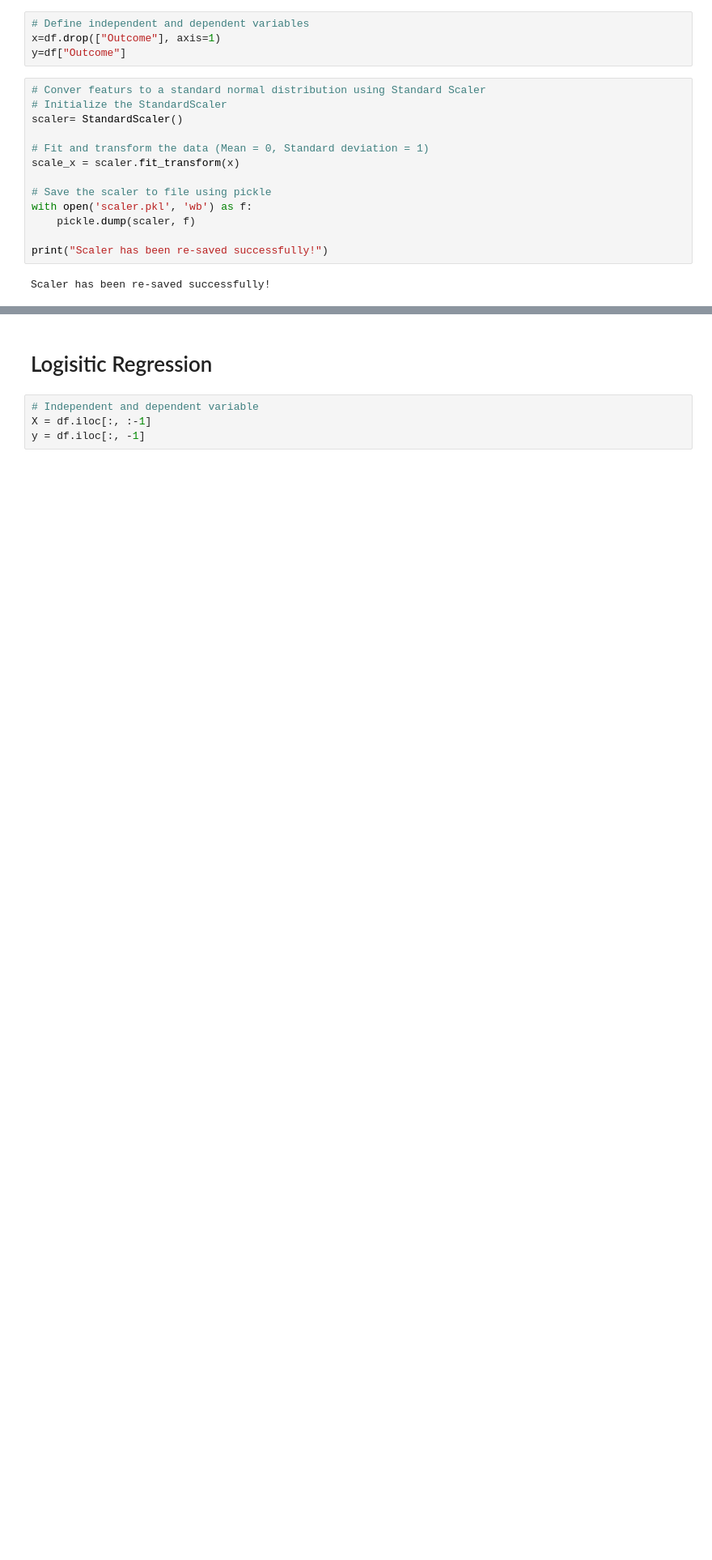
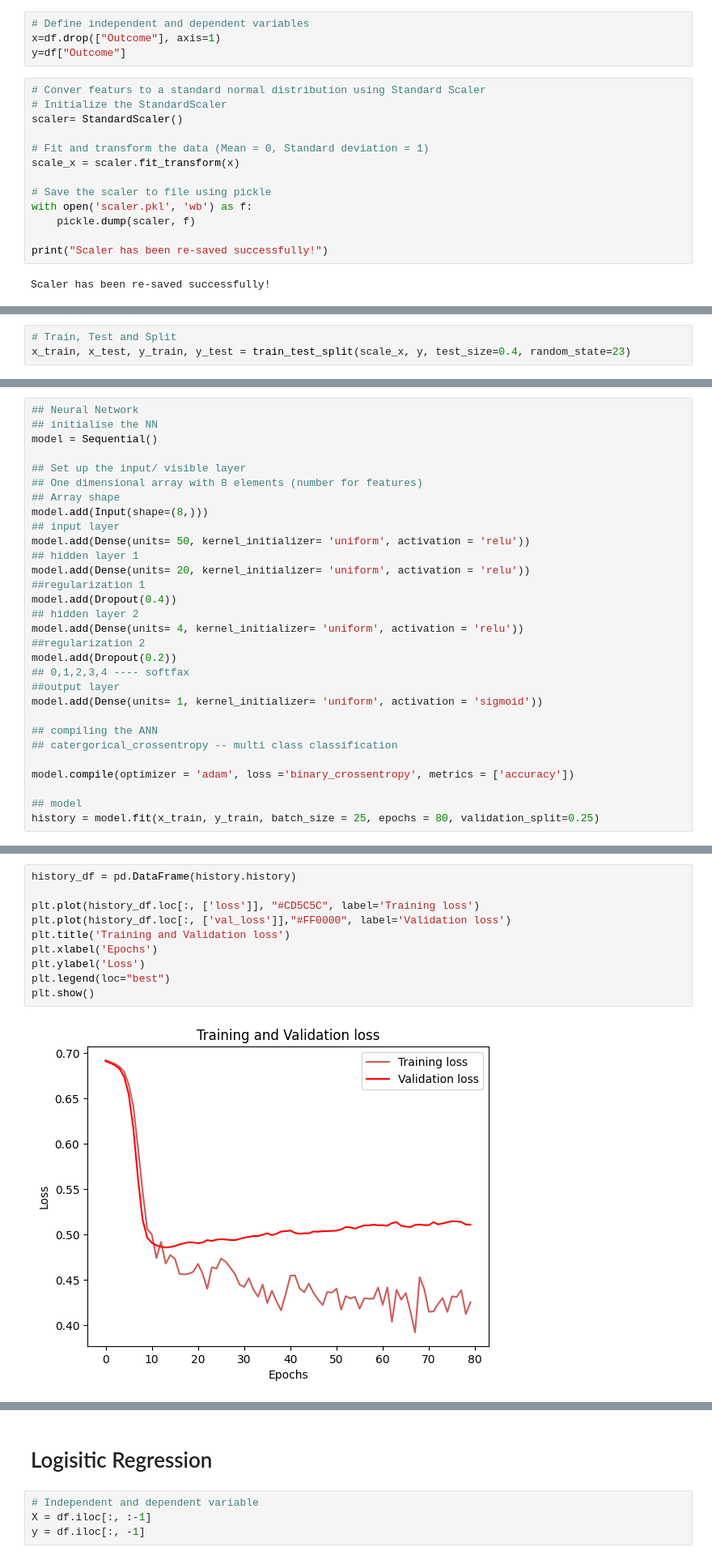
Before and after one commit to bytesbyt/ds_diabetes, a Jupyter notebook: diabetes.ipynb, the cells around one changed output, grey strips where cells are left out. Shown: that part at 81% size. Saved outputs shown, nothing was run; the diff lists cells and outputs as text; blank space fills up the shorter version.

Commit message:
Save the ANN model

```diff
--- a/diabetes.ipynb
+++ b/diabetes.ipynb
@@ -296,0 +300,3 @@ Scaler has been re-saved successfully!
+# %%
+# Train, Test and Split
+x_train, x_test, y_train, y_test = train_test_split(scale_x, y, test_size=0.4, random_state=23)
@@ -296,0 +305,30 @@ Scaler has been re-saved successfully!
+# %%
+## Neural Network
+## initialise the NN
+model = Sequential()
+
+## Set up the input/ visible layer
+## One dimensional array with 8 elements (number for features)
+## Array shape
+model.add(Input(shape=(8,)))
+## input layer
+model.add(Dense(units= 50, kernel_initializer= 'uniform', activation = 'relu'))
+## hidden layer 1
+model.add(Dense(units= 20, kernel_initializer= 'uniform', activation = 'relu'))
+##regularization 1
+model.add(Dropout(0.4))
+## hidden layer 2
+model.add(Dense(units= 4, kernel_initializer= 'uniform', activation = 'relu'))
+##regularization 2
+model.add(Dropout(0.2))
+## 0,1,2,3,4 ---- softfax
+##output layer
+model.add(Dense(units= 1, kernel_initializer= 'uniform', activation = 'sigmoid'))
+
+## compiling the ANN
+## catergorical_crossentropy -- multi class classification
+
+model.compile(optimizer = 'adam', loss ='binary_crossentropy', metrics = ['accuracy'])
+
+## model
+history = model.fit(x_train, y_train, batch_size = 25, epochs = 80, validation_split=0.25)
@@ -296,0 +358,12 @@ Scaler has been re-saved successfully!
+# %%
+history_df = pd.DataFrame(history.history)
+
+plt.plot(history_df.loc[:, ['loss']], "#CD5C5C", label='Training loss')
+plt.plot(history_df.loc[:, ['val_loss']],"#FF0000", label='Validation loss')
+plt.title('Training and Validation loss')
+plt.xlabel('Epochs')
+plt.ylabel('Loss')
+plt.legend(loc="best")
+plt.show()
+# %% [output]
+[figure, added]
```
Also changed, not shown: parts of 24 cells of this notebook, 2 other files.
